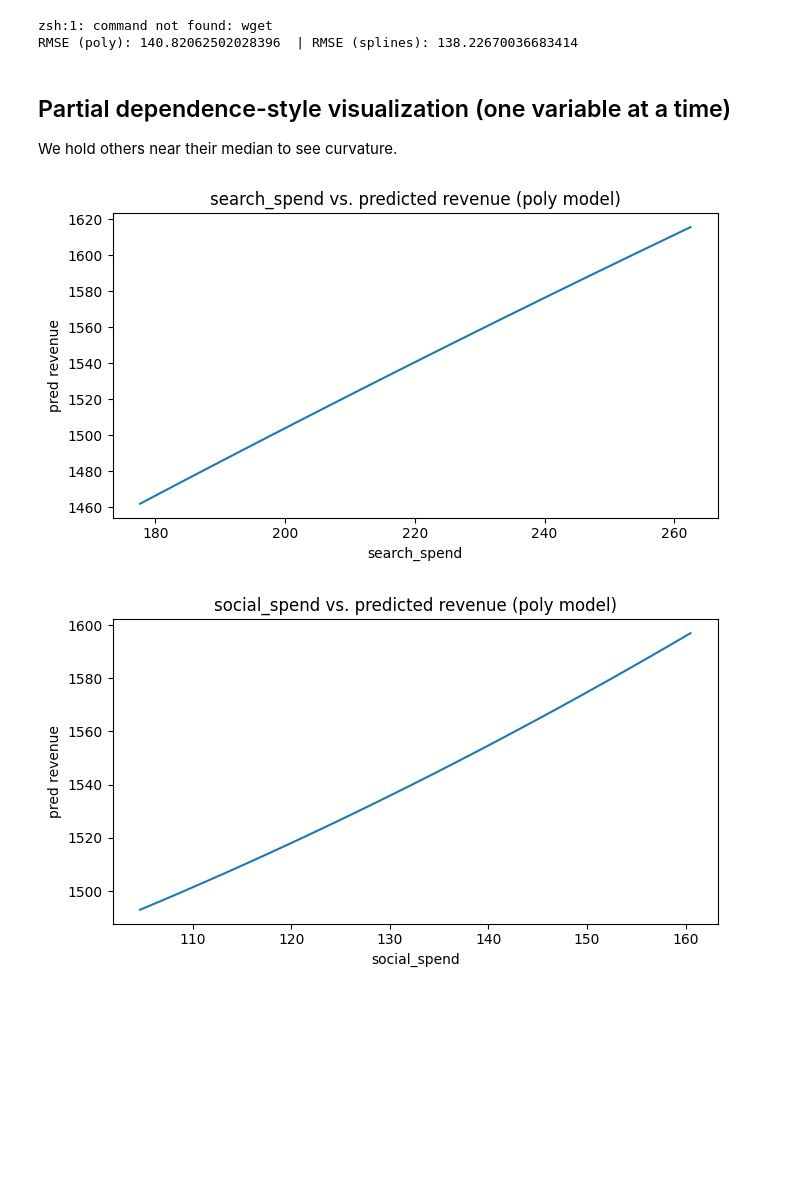
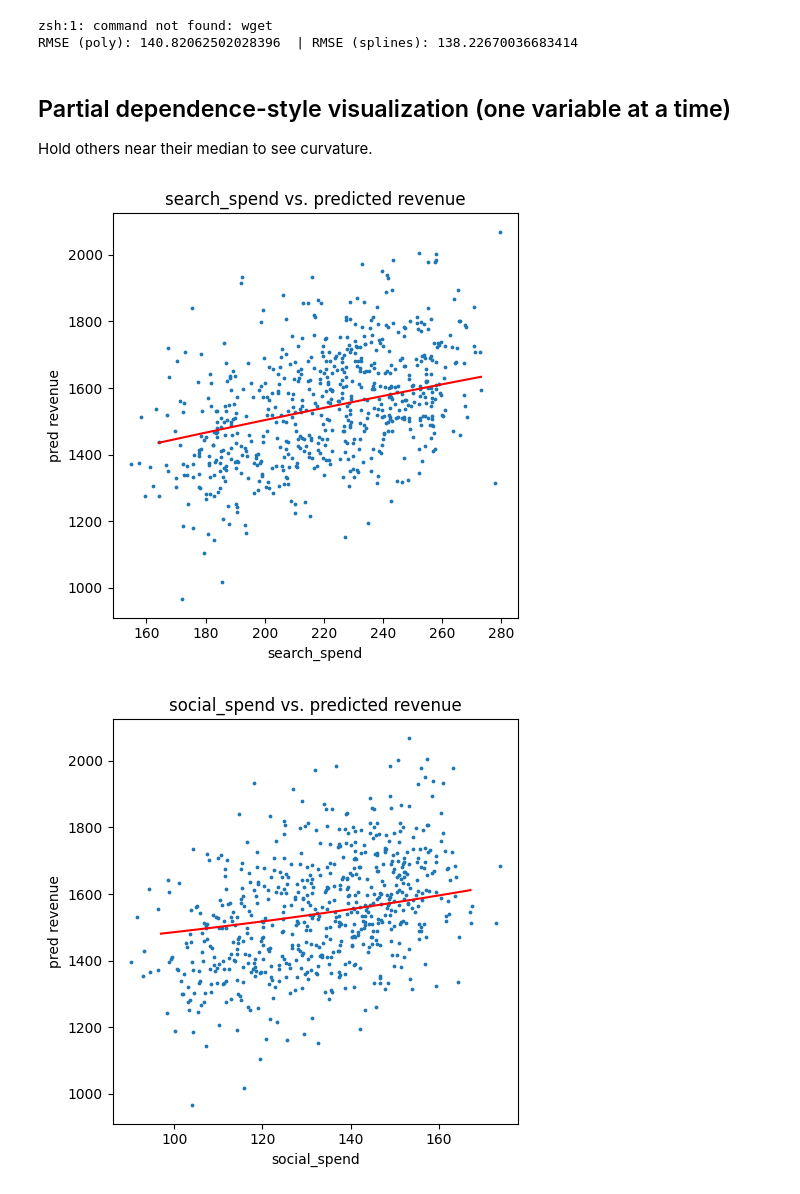
Before and after one commit to Jihun-ust/ust-mail-557, a Jupyter notebook: Regression_Forecasting/2_3_FeatureExpansion_Splines.ipynb, the cells around one changed output. Saved outputs shown, nothing was run; the diff lists cells and outputs as text; code cells hidden in the pictures; blank space fills up the shorter version.

```diff
--- a/Regression_Forecasting/2_3_FeatureExpansion_Splines.ipynb
+++ b/Regression_Forecasting/2_3_FeatureExpansion_Splines.ipynb
@@ -62,26 +62,27 @@ zsh:1: command not found: wget
 RMSE (poly): 140.82062502028396  | RMSE (splines): 138.22670036683414
 # %% [markdown]
 ## Partial dependence-style visualization (one variable at a time)
-We hold others near their median to see curvature.
+Hold others near their median to see curvature.
 # %%
 for selected_feature in numeric_poly:
-    grid = np.linspace(df[selected_feature].quantile(0.05), df[selected_feature].quantile(0.95), 60)
+    grid = np.linspace(df[selected_feature].quantile(0.01), df[selected_feature].quantile(0.99), 60)
     x0 = X_train.median(numeric_only=True).to_dict()
     rows = []
     for g in grid:
         row = x0.copy()
         row[selected_feature] = g
         row["promo"] = 0
         row["rain"] = 0
         row["is_weekend"] = 0
         rows.append(row)
     Xg = pd.DataFrame(rows)
     yg = poly_model.predict(Xg)
-    import matplotlib.pyplot as plt
-    plt.figure(figsize=(7,4))
-    plt.plot(grid, yg)
-    plt.title(selected_feature + " vs. predicted revenue (poly model)"); plt.xlabel(selected_feature); plt.ylabel("pred revenue")
+
+    plt.figure(figsize=(5,5))
+    plt.scatter(X_train[selected_feature], y_train, s=3)
+    plt.plot(grid, yg, c='r')
+    plt.title(selected_feature + " vs. predicted revenue"); plt.xlabel(selected_feature); plt.ylabel("pred revenue")
     plt.tight_layout(); plt.show()
 # %% [output]
-[figure, old version]
+[figure, new version]
-[figure, old version]
+[figure, new version]
```
Also changed, not shown: parts of 2 cells of this notebook, 2 other files.
